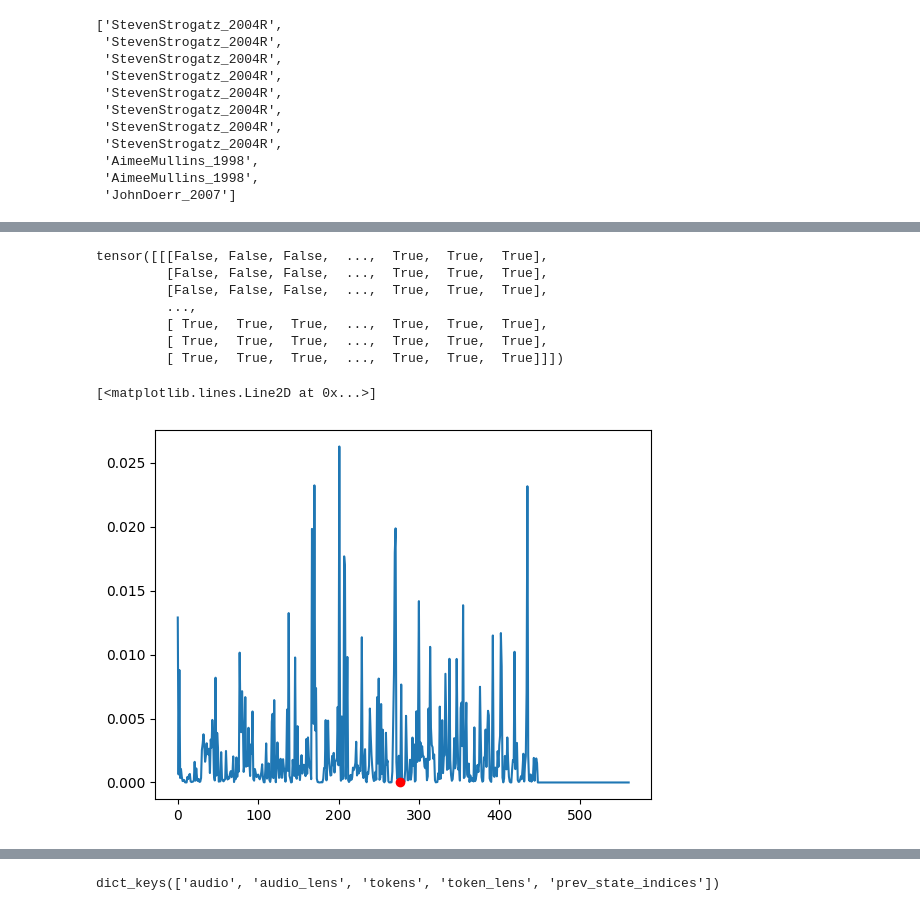
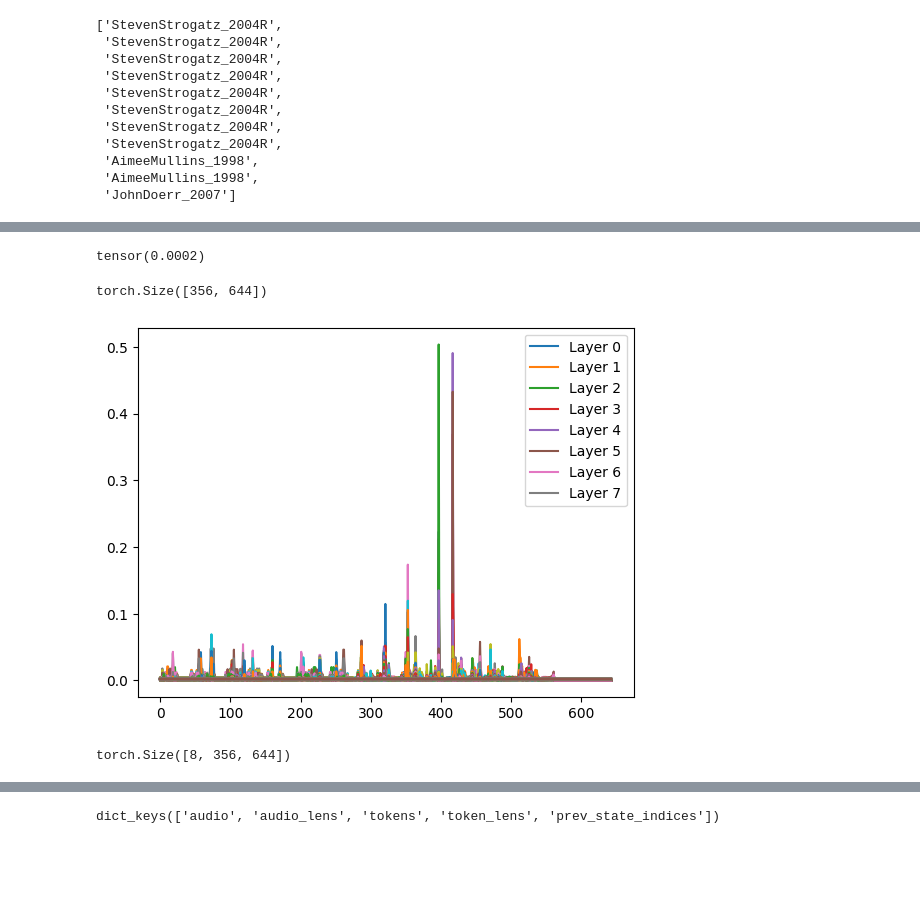
Before and after one commit to robflynnyh/asr_training_scripts, a Jupyter notebook: lm/Untitled-1.ipynb, the cells around one changed output, grey strips where cells are left out. Drawn from its saved outputs; the diff is of its cells as text; code cells hidden in the pictures; blank space fills up the shorter version.

```diff
--- a/lm/Untitled-1.ipynb
+++ b/lm/Untitled-1.ipynb
@@ -343,7 +368,3 @@ dl = niiddl.get_eval_dataloader(
     concat_samples = False,
     return_speaker=True
 )
-# %%
-for i in dl:
-    z = i
-    break
@@ -349,0 +373,4 @@ for i in dl:
+# %%
+items = []
+for i in tqdm(dl):
+    items.append(i['audio'].shape[0])
@@ -494,5 +551,9 @@ def create_subbatches(audio, audio_lens, tokens, token_lens, segment_lens): # fo
+# %%
+attn_layers = []
+for i in range(12):
+    with open(f'attn_{i}.pkl', 'rb') as f:
+        attn_layers.append(pkl.load(f))
+attn_layers = torch.stack(attn_layers)
 # %%
-import pickle as pkl
-with open('masks_bs3.pkl', 'rb') as f:
-    att_m_bs10, pad_m_bs10 = pkl.load(f)
-    att_m_bs10, pad_m_bs10 = att_m_bs10.to('cpu'), pad_m_bs10.to('cpu')
+with open('bias.pkl', 'rb') as f:
+    pos = pkl.load(f)
@@ -509,19 +560,4 @@ tensor([[[False, False, False,  ..., False, False, False],
-# %%
-att_m_bs3[0 ]
-# %% [output]
-tensor([[[False, False, False,  ...,  True,  True,  True],
-         [False, False, False,  ...,  True,  True,  True],
-         [False, False, False,  ...,  True,  True,  True],
-         ...,
-         [ True,  True,  True,  ...,  True,  True,  True],
-         [ True,  True,  True,  ...,  True,  True,  True],
-         [ True,  True,  True,  ...,  True,  True,  True]]])
-# %%
-N = 1
-B = 2
-H = 4
-plt.plot(attn[B, H, N, :])
-plt.plot(N + (attn.shape[-1]-attn.shape[-2]), 0, 'ro')
-# %% [output]
-[<matplotlib.lines.Line2D at 0x...>]
-[figure, removed]
+# %%
+attn_layers[0,0,0,0,0]
+# %% [output]
+tensor(0.0002)
@@ -527,0 +566,22 @@ plt.plot(N + (attn.shape[-1]-attn.shape[-2]), 0, 'ro')
+# %%
+attn_layers[L, B, H, :, :].shape
+# %% [output]
+torch.Size([356, 644])
+# %%
+N = 20
+B = 0
+H = 7
+L = -1
+specific_head = False
+plt.plot(attn_layers[L, B, H, :, :].T) if specific_head == False else plt.plot(attn_layers[L, B, H, N, :])
+legend = [f'Layer {i}' for i in range(attn_layers.shape[2])]
+plt.legend(legend, loc='upper right')
+#plt.scatter(y=attn_layers[L, B, H, N, :1000].T, x=torch.arange(attn_layers.shape[-1])[:1000], s=3, c='r')
+plt.show()
+#plt.scatter(torch.arange(attn_layers.shape[-1]), attn_layers[L, B, H, N, :], s=2, c='r')
+# %% [output]
+[figure, added]
+# %%
+pos.shape
+# %% [output]
+torch.Size([8, 356, 644])
```
Also changed, not shown: parts of 42 cells of this notebook, 3 other files.
